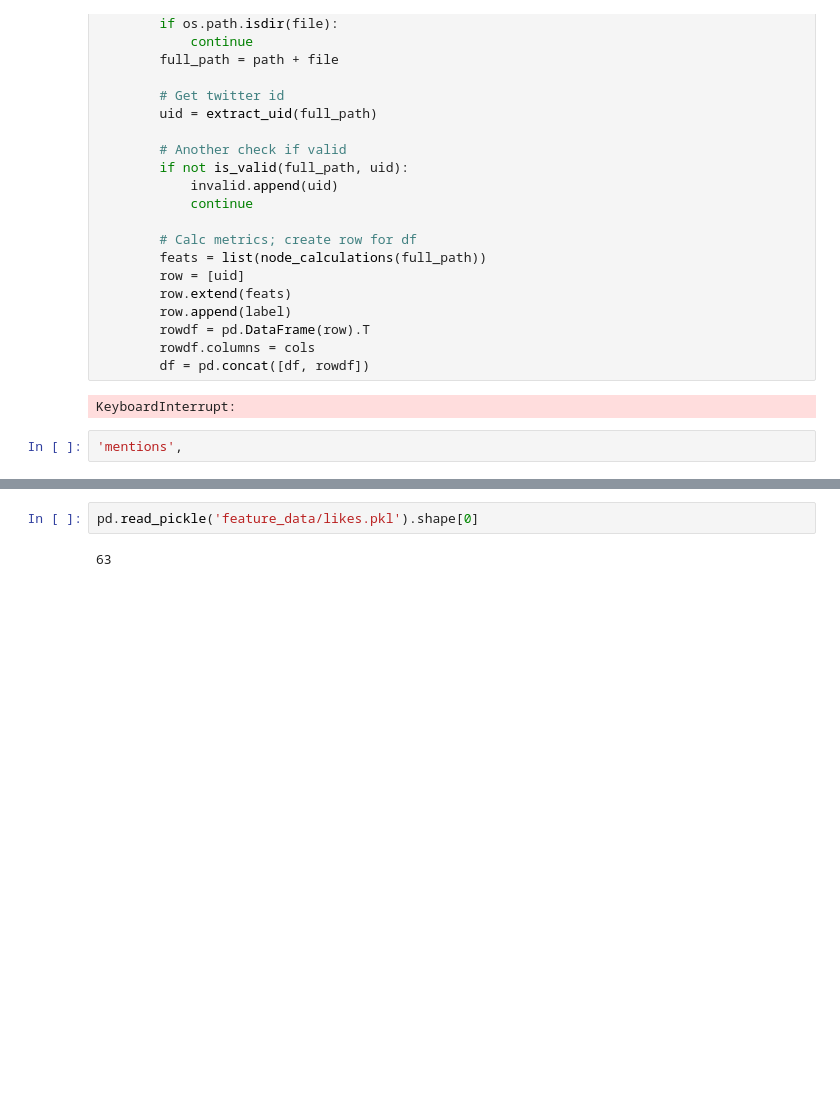
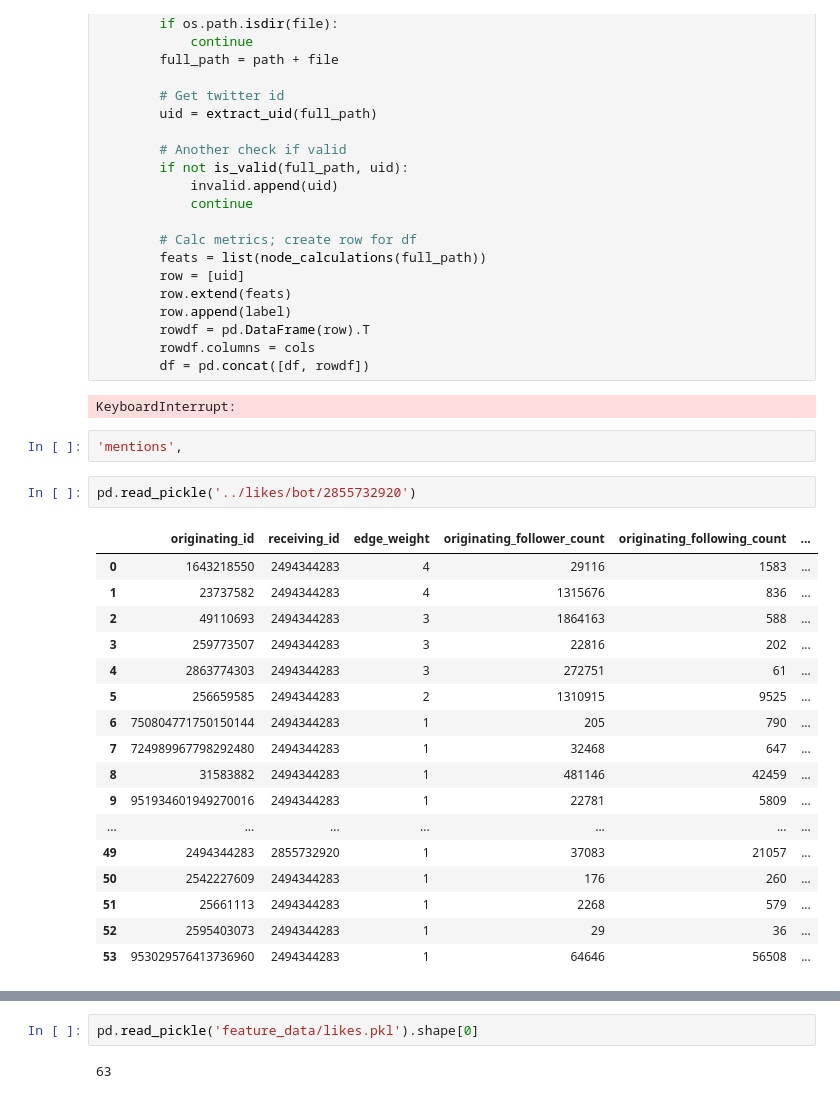
Before and after one commit to julialromero/Twitter-Bot-Detection, a Jupyter notebook: EDA/pipeline_helpers_KF.ipynb, the cells around one changed output, grey strips where cells are left out. Drawn from its saved outputs; the diff is of its cells as text; blank space fills up the shorter version.

```diff
--- a/EDA/pipeline_helpers_KF.ipynb
+++ b/EDA/pipeline_helpers_KF.ipynb
@@ -193,6 +193,26 @@ for label in ['bot', 'human']:
 KeyboardInterrupt:
 # %%
 'mentions',
+# %%
+pd.read_pickle('../likes/bot/2855732920')
+# %% [output]
+|  | originating_id | receiving_id | edge_weight | originating_follower_count | originating_following_count | ... |
+| 0 | 1643218550 | 2494344283 | 4 | 29116 | 1583 | ... |
+| 1 | 23737582 | 2494344283 | 4 | 1315676 | 836 | ... |
+| 2 | 49110693 | 2494344283 | 3 | 1864163 | 588 | ... |
+| 3 | 259773507 | 2494344283 | 3 | 22816 | 202 | ... |
+| 4 | 2863774303 | 2494344283 | 3 | 272751 | 61 | ... |
+| 5 | 256659585 | 2494344283 | 2 | 1310915 | 9525 | ... |
+| 6 | 750804771750150144 | 2494344283 | 1 | 205 | 790 | ... |
+| 7 | 724989967798292480 | 2494344283 | 1 | 32468 | 647 | ... |
+| 8 | 31583882 | 2494344283 | 1 | 481146 | 42459 | ... |
+| 9 | 951934601949270016 | 2494344283 | 1 | 22781 | 5809 | ... |
+| ... | ... | ... | ... | ... | ... | ... |
+| 49 | 2494344283 | 2855732920 | 1 | 37083 | 21057 | ... |
+| 50 | 2542227609 | 2494344283 | 1 | 176 | 260 | ... |
+| 51 | 25661113 | 2494344283 | 1 | 2268 | 579 | ... |
+| 52 | 2595403073 | 2494344283 | 1 | 29 | 36 | ... |
+| 53 | 953029576413736960 | 2494344283 | 1 | 64646 | 56508 | ... |
 # %%
 # Create pd dataframes for features
 cols = ['twitter_id', 'indeg', 'outdeg', 'clustercoeff', 'pagerank', 'indeg_A1',
```
Also changed, not shown: parts of 1 cell of this notebook, 27 other files.
